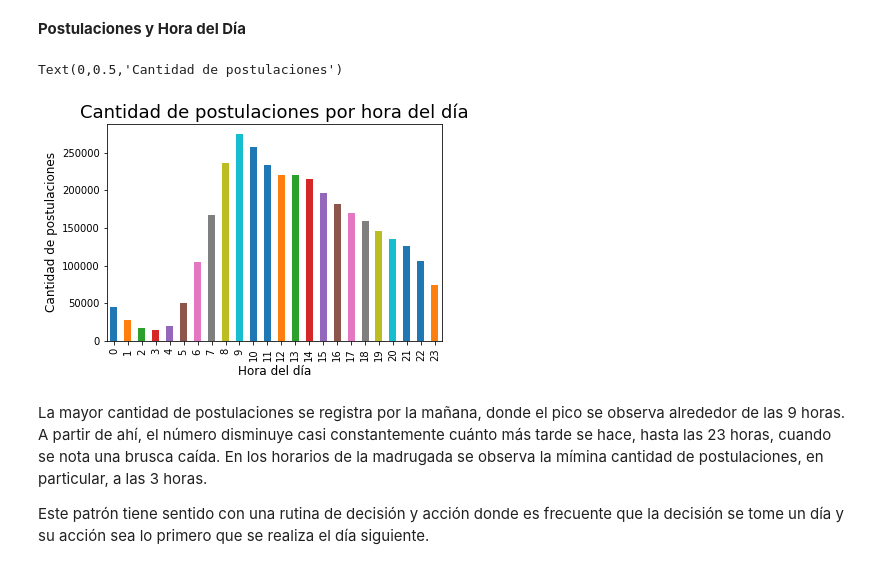
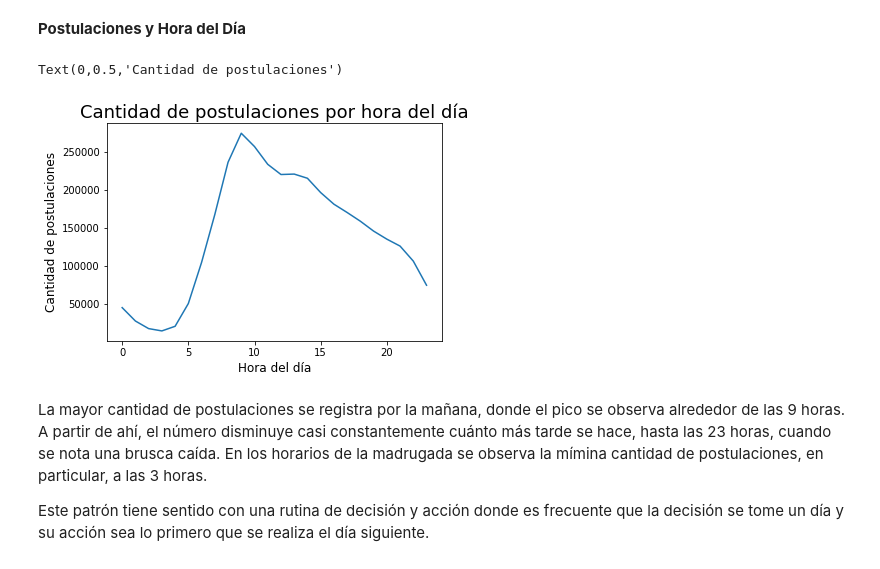
Before and after one commit to fedefunes96/TpDatos, a Jupyter notebook: Postulaciones y Vistas vs Tiempo.ipynb, the cells around one changed output. Drawn from its saved outputs; the diff is of its cells as text; code cells hidden in the pictures.

```diff
--- a/Postulaciones y Vistas vs Tiempo.ipynb
+++ b/Postulaciones y Vistas vs Tiempo.ipynb
@@ -93,13 +93,13 @@ Ahora que se tienen los data frames "dfpostulaciones" y "dfavisos" con la inform
 **Postulaciones y Hora del Día**
 # %%
 #Se obtiene la hora, se cuenta y se vuelca en un gráfico
-grafico1 = dfpostulaciones["fechapostulacion"].dt.hour.value_counts().sort_index().plot(kind = "bar")
+grafico1 = dfpostulaciones["fechapostulacion"].dt.hour.value_counts().sort_index().plot()
 grafico1.set_title("Cantidad de postulaciones por hora del día", fontsize=18)
 grafico1.set_xlabel("Hora del día", fontsize = 12)
 grafico1.set_ylabel("Cantidad de postulaciones", fontsize = 12)
 # %% [output]
 Text(0,0.5,'Cantidad de postulaciones')
-[figure, old version]
+[figure, new version]
 # %% [markdown]
 La mayor cantidad de postulaciones se registra por la mañana, donde el pico se observa alrededor de las 9 horas. A partir de ahí, el número disminuye casi constantemente cuánto más tarde se hace, hasta las 23 horas, cuando se nota una brusca caída. En los horarios de la madrugada se observa la mímina cantidad de postulaciones, en particular, a las 3 horas.
 
```
Also changed, not shown: parts of 1 cell of this notebook.
